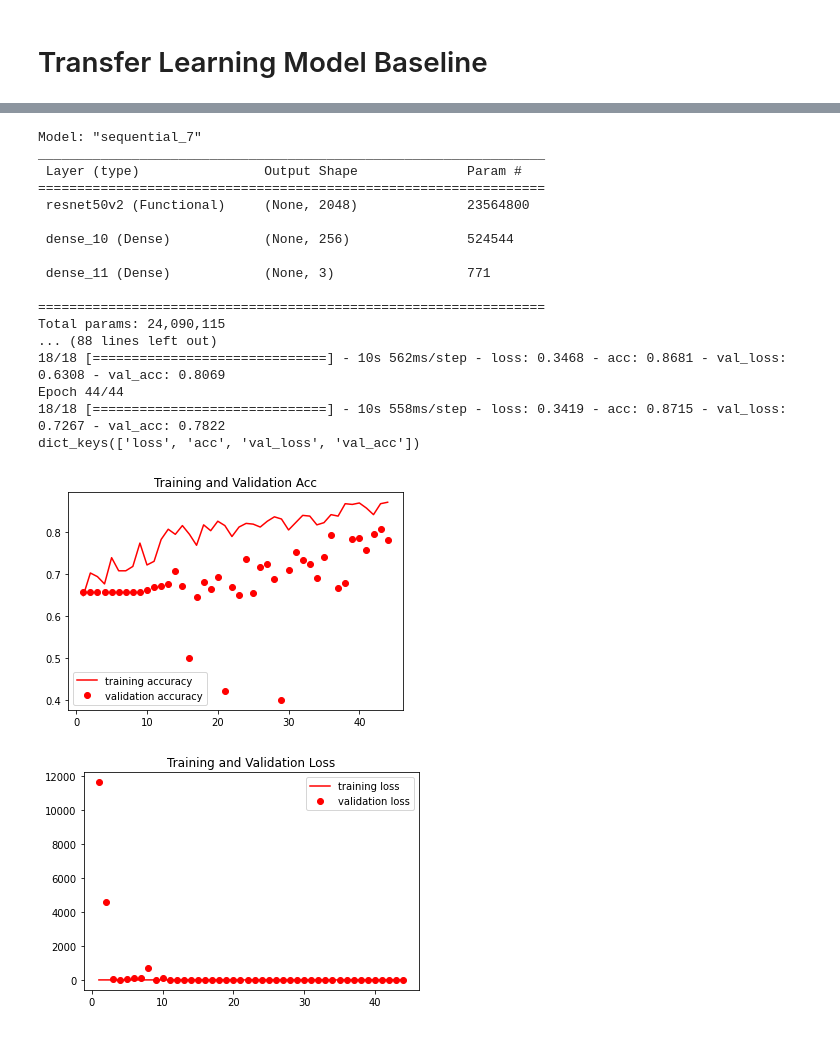
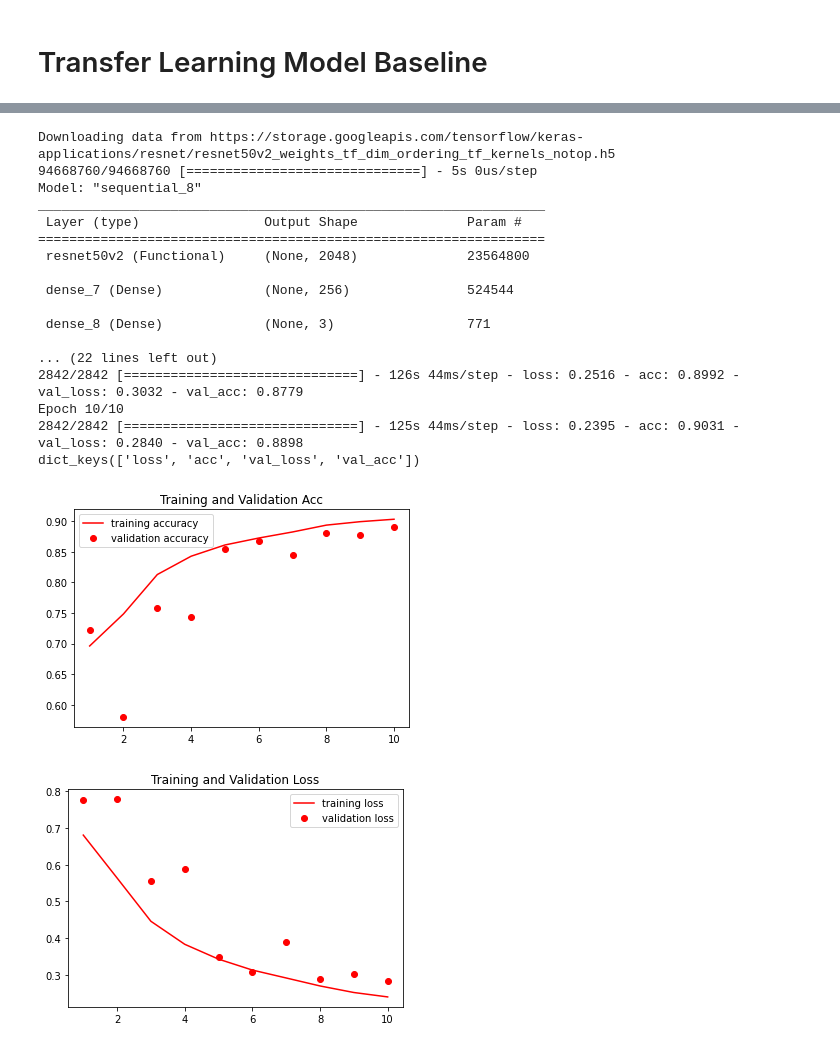
Before and after one commit to wiplash742000/Masters_Thesis_Automated_Detection_of_COVID_19_Using_GANs_and_CNNs, a Jupyter notebook: Jupyter Notebooks/CNNS/Radiography_CNNs.ipynb, the cells around one changed output, grey strips where cells are left out. Saved outputs shown, nothing was run; the diff lists cells and outputs as text; code cells hidden in the pictures.

```diff
--- a/Jupyter Notebooks/CNNS/Radiography_CNNs.ipynb
+++ b/Jupyter Notebooks/CNNS/Radiography_CNNs.ipynb
@@ -55,9 +55,9 @@ xray_covid19_dataset = os.path.abspath("/content/gdrive/My Drive/xray_dataset_co
 # %%
 #Loading of images based on ref: https://keras.io/examples/vision/image_classification_from_scratch/
 
-image_size = (256, 256)
-batch_size = 32
-train_ds = tf.keras.utils.image_dataset_from_directory(radiography_dataset, validation_split=0.02,
+image_size = (299, 299)
+batch_size = 8
+train_ds = tf.keras.utils.image_dataset_from_directory(radiography_dataset, validation_split=0.25,
     subset="training",
     seed=1337,
     image_size=image_size,
@@ -65,7 +65,7 @@ train_ds = tf.keras.utils.image_dataset_from_directory(radiography_dataset, vali
     crop_to_aspect_ratio=True
 )
 
-val_ds = tf.keras.utils.image_dataset_from_directory(radiography_dataset, validation_split=0.02,
+val_ds = tf.keras.utils.image_dataset_from_directory(radiography_dataset, validation_split=0.25,
     subset="validation",
     seed=1337,
     image_size=image_size,
@@ -74,7 +74,7 @@ val_ds = tf.keras.utils.image_dataset_from_directory(radiography_dataset, valida
 )
 plt.figure(figsize=(10, 10))
 for images, labels in train_ds.take(1):
-    for i in range(9):
+    for i in range(4):
         ax = plt.subplot(3, 3, i + 1)
         plt.imshow(images[i].numpy().astype("uint8"))
         plt.title(int(labels[i]))
@@ -300,7 +290,7 @@ ResnetModel50V2_model = Sequential()
 model = tf.keras.applications.ResNet50V2(
     include_top=False,
     weights="imagenet",
-    input_shape=(256,256,3),
+    input_shape=(299,299,3),
     pooling='avg',
     classes=3,
     classifier_activation="softmax",
@@ -308,7 +298,7 @@ model = tf.keras.applications.ResNet50V2(
 ResnetModel50V2_model.add(model)
 ResnetModel50V2_model.add(Dense(256,activation='relu'))
 ResnetModel50V2_model.add(Dense(3,activation='softmax'))
-epochs = 44
+epochs = 10
 
 callbacks = [
     keras.callbacks.ModelCheckpoint("save_at_{epoch}.keras"),
@@ -322,7 +312,6 @@ ResnetModel50V2_model.summary()
 history = ResnetModel50V2_model.fit(
     train_ds,
     epochs=epochs,
-    steps_per_epoch=18,
     callbacks=callbacks,
     validation_data=val_ds)
 ResnetModel50V2_model.save('content/gdrive/My Drive/CNN_Models_Baseline/resnetmodel50v2_radiography_model.h5')
@@ -334,44 +323,44 @@ val_accuracy = history.history['val_acc']
 train_loss = history.history['loss']
 val_loss = history.history['val_loss']
 
 epochs = range(1, len(accuracy) + 1)
 accuracy = history.history['acc']
 val_accuracy = history.history['val_acc']
 train_loss = history.history['loss']
 val_loss = history.history['val_loss']
 epochs = range(1, len(accuracy) + 1)
 
 plt.plot(epochs, accuracy,'r',label = 'training accuracy')
 plt.plot(epochs, val_accuracy,'ro',label = 'validation accuracy')
 plt.title('Training and Validation Acc')
 plt.legend()
 plt.show()
 
 plt.plot(epochs, train_loss,'r',label = 'training loss')
 plt.plot(epochs, val_loss,'ro',label = 'validation loss')
 plt.title('Training and Validation Loss')
 plt.legend()
 plt.show()
 # %% [output]
-Model: "sequential_7"
+Downloading data from https://storage.googleapis.com/tensorflow/keras-applications/resnet/resnet50v2_weights_tf_dim_ordering_tf_kernels_notop.h5
+94668760/94668760 [==============================] - 5s 0us/step
+Model: "sequential_8"
 _________________________________________________________________
  Layer (type)                Output Shape              Param #
 =================================================================
  resnet50v2 (Functional)     (None, 2048)              23564800
 
- dense_10 (Dense)            (None, 256)               524544
+ dense_7 (Dense)             (None, 256)               524544
 
- dense_11 (Dense)            (None, 3)                 771
+ dense_8 (Dense)             (None, 3)                 771
 
-=================================================================
-Total params: 24,090,115
-... (88 lines left out)
-18/18 [==============================] - 10s 562ms/step - loss: 0.3468 - acc: 0.8681 - val_loss: 0.6308 - val_acc: 0.8069
-Epoch 44/44
-18/18 [==============================] - 10s 558ms/step - loss: 0.3419 - acc: 0.8715 - val_loss: 0.7267 - val_acc: 0.7822
+... (22 lines left out)
+2842/2842 [==============================] - 126s 44ms/step - loss: 0.2516 - acc: 0.8992 - val_loss: 0.3032 - val_acc: 0.8779
+Epoch 10/10
+2842/2842 [==============================] - 125s 44ms/step - loss: 0.2395 - acc: 0.9031 - val_loss: 0.2840 - val_acc: 0.8898
 dict_keys(['loss', 'acc', 'val_loss', 'val_acc'])
-[figure, old version]
+[figure, new version]
-[figure, old version]
+[figure, new version]
 # %%
 # code inspired by page 145 - 148 deep learning with python
 # and https://www.youtube.com/watch?v=JcU72smpLJk
```
Also changed, not shown: parts of 5 cells of this notebook, 8 other files.
